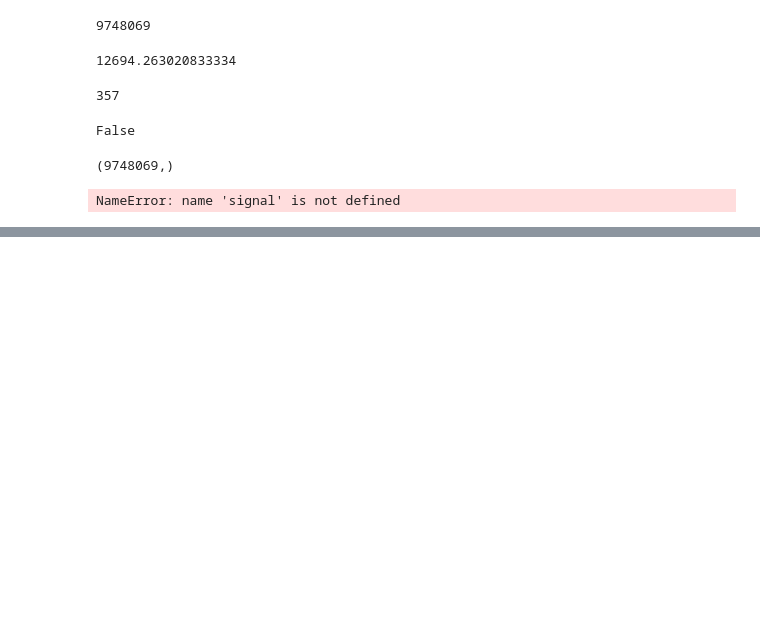
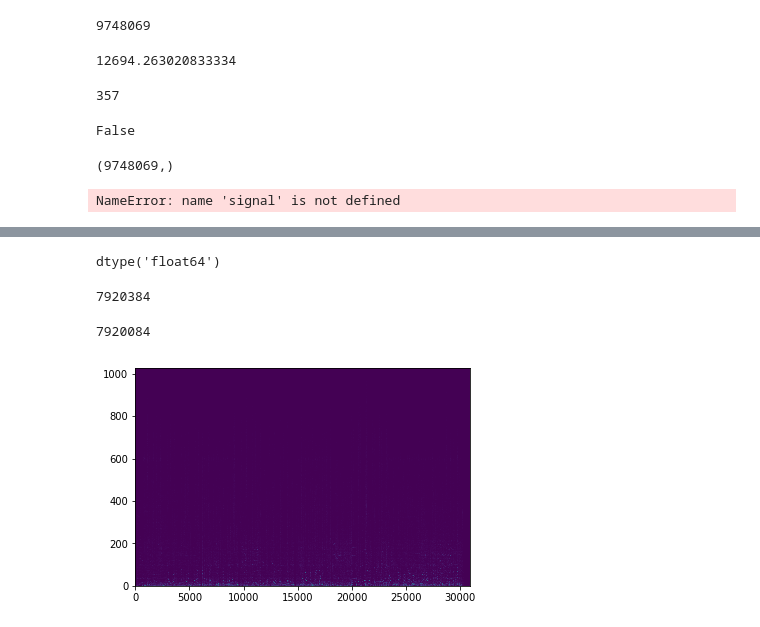
Before and after one commit to jbwebb8/DeepConvSep, a Jupyter notebook: elec576/transforms.ipynb, the cells around one changed output, grey strips where cells are left out. Cells and saved outputs as stored; diff of their text form; code cells hidden in the pictures; blank space fills up the shorter version.

```diff
--- a/elec576/transforms.ipynb
+++ b/elec576/transforms.ipynb
@@ -623,0 +731,13 @@ NameError: name 'signal' is not defined
+# %%
+window_length = 2048
+hopsize = 256
+nperseg = 2048
+# Front and back pad data
+padded = np.pad(data[:, 0] / 2 / np.iinfo(data.dtype).max, (int(window_length), int(window_length)), mode='constant')
+# Additional padding to satisfy COLA constraint
+add_pad = (len(padded) - nperseg) % (nperseg - noverlap)
+padded = np.pad(padded, (0, add_pad), mode='constant')
+# Transform
+f, t, Zxx = stft(padded, nperseg=nperseg, noverlap=(nperseg - hopsize), boundary=None)
+# Get data back
+t, xback = istft(Zxx, fs=fs, nperseg=nperseg, noverlap=noverlap)
@@ -623,0 +754,12 @@ NameError: name 'signal' is not defined
+# %%
+xback.dtype
+# %% [output]
+dtype('float64')
+# %%
+len(xback)
+# %% [output]
+7920384
+# %%
+len(data)
+# %% [output]
+7920084
@@ -623,0 +768,7 @@ NameError: name 'signal' is not defined
+# %%
+mag = np.abs(Zxx)
+# %%
+plt.pcolormesh(mag)
+plt.show()
+# %% [output]
+[figure, added]
```
Also changed, not shown: parts of 26 cells of this notebook.
